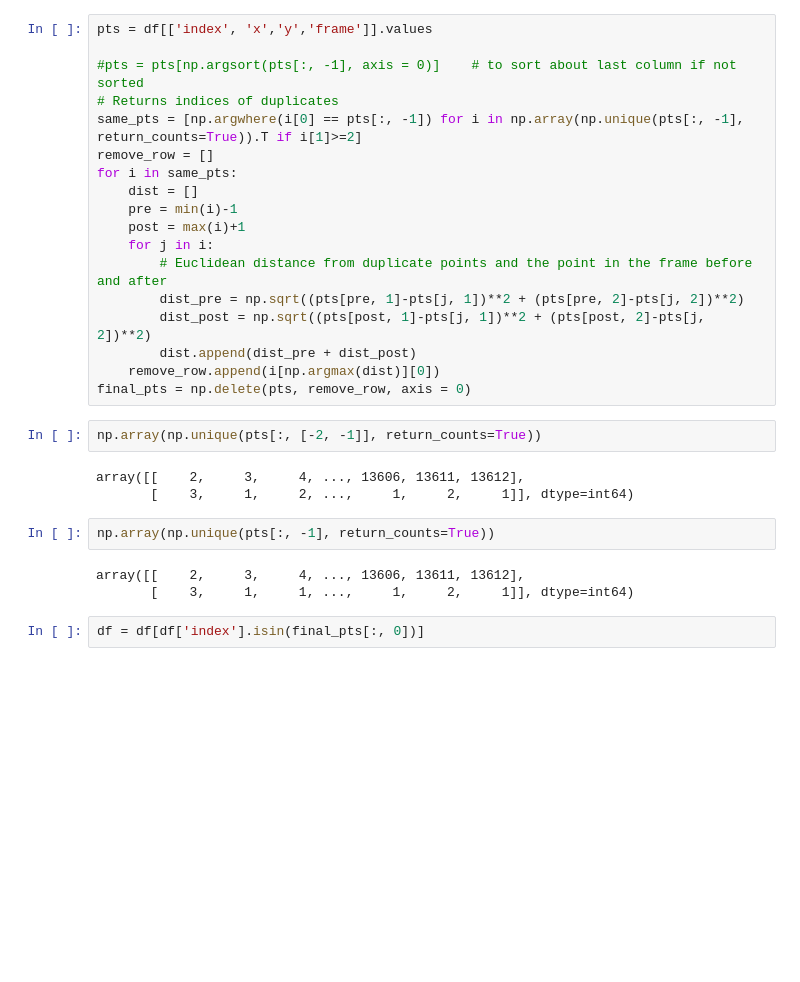
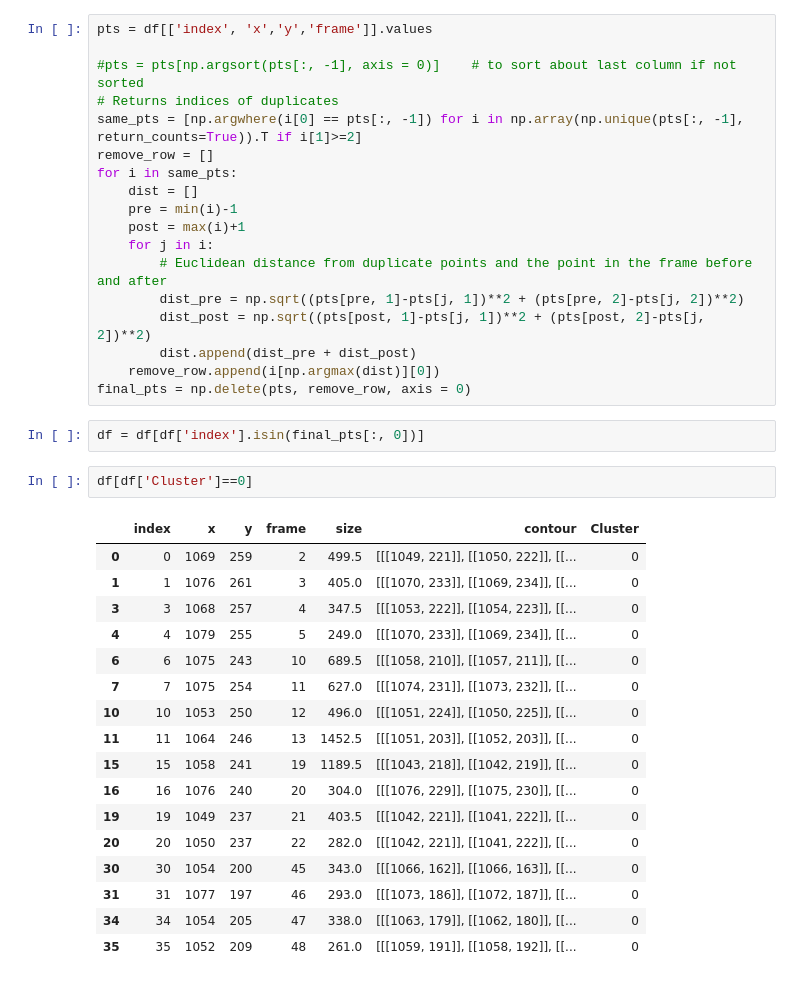
Before and after one commit to Jreece18/WaggleDanceTracker, a Jupyter notebook: TidyDataset.ipynb, the cells around one changed output. Cells and saved outputs as stored; diff of their text form; blank space fills up the shorter version.

```diff
--- a/TidyDataset.ipynb
+++ b/TidyDataset.ipynb
@@ -659,15 +685,25 @@ for i in same_pts:
         dist.append(dist_pre + dist_post)
     remove_row.append(i[np.argmax(dist)][0])
 final_pts = np.delete(pts, remove_row, axis = 0)
-# %%
-np.array(np.unique(pts[:, [-2, -1]], return_counts=True))
-# %% [output]
-array([[    2,     3,     4, ..., 13606, 13611, 13612],
-       [    3,     1,     2, ...,     1,     2,     1]], dtype=int64)
-# %%
-np.array(np.unique(pts[:, -1], return_counts=True))
-# %% [output]
-array([[    2,     3,     4, ..., 13606, 13611, 13612],
-       [    3,     1,     1, ...,     1,     2,     1]], dtype=int64)
 # %%
 df = df[df['index'].isin(final_pts[:, 0])]
+# %%
+df[df['Cluster']==0]
+# %% [output]
+|  | index | x | y | frame | size | contour | Cluster |
+| 0 | 0 | 1069 | 259 | 2 | 499.5 | [[[1049, 221]], [[1050, 222]], [[... | 0 |
+| 1 | 1 | 1076 | 261 | 3 | 405.0 | [[[1070, 233]], [[1069, 234]], [[... | 0 |
+| 3 | 3 | 1068 | 257 | 4 | 347.5 | [[[1053, 222]], [[1054, 223]], [[... | 0 |
+| 4 | 4 | 1079 | 255 | 5 | 249.0 | [[[1070, 233]], [[1069, 234]], [[... | 0 |
+| 6 | 6 | 1075 | 243 | 10 | 689.5 | [[[1058, 210]], [[1057, 211]], [[... | 0 |
+| 7 | 7 | 1075 | 254 | 11 | 627.0 | [[[1074, 231]], [[1073, 232]], [[... | 0 |
+| 10 | 10 | 1053 | 250 | 12 | 496.0 | [[[1051, 224]], [[1050, 225]], [[... | 0 |
+| 11 | 11 | 1064 | 246 | 13 | 1452.5 | [[[1051, 203]], [[1052, 203]], [[... | 0 |
+| 15 | 15 | 1058 | 241 | 19 | 1189.5 | [[[1043, 218]], [[1042, 219]], [[... | 0 |
+| 16 | 16 | 1076 | 240 | 20 | 304.0 | [[[1076, 229]], [[1075, 230]], [[... | 0 |
+| 19 | 19 | 1049 | 237 | 21 | 403.5 | [[[1042, 221]], [[1041, 222]], [[... | 0 |
+| 20 | 20 | 1050 | 237 | 22 | 282.0 | [[[1042, 221]], [[1041, 222]], [[... | 0 |
+| 30 | 30 | 1054 | 200 | 45 | 343.0 | [[[1066, 162]], [[1066, 163]], [[... | 0 |
+| 31 | 31 | 1077 | 197 | 46 | 293.0 | [[[1073, 186]], [[1072, 187]], [[... | 0 |
+| 34 | 34 | 1054 | 205 | 47 | 338.0 | [[[1063, 179]], [[1062, 180]], [[... | 0 |
+| 35 | 35 | 1052 | 209 | 48 | 261.0 | [[[1059, 191]], [[1058, 192]], [[... | 0 |
```
Also changed, not shown: parts of 10 cells of this notebook.
